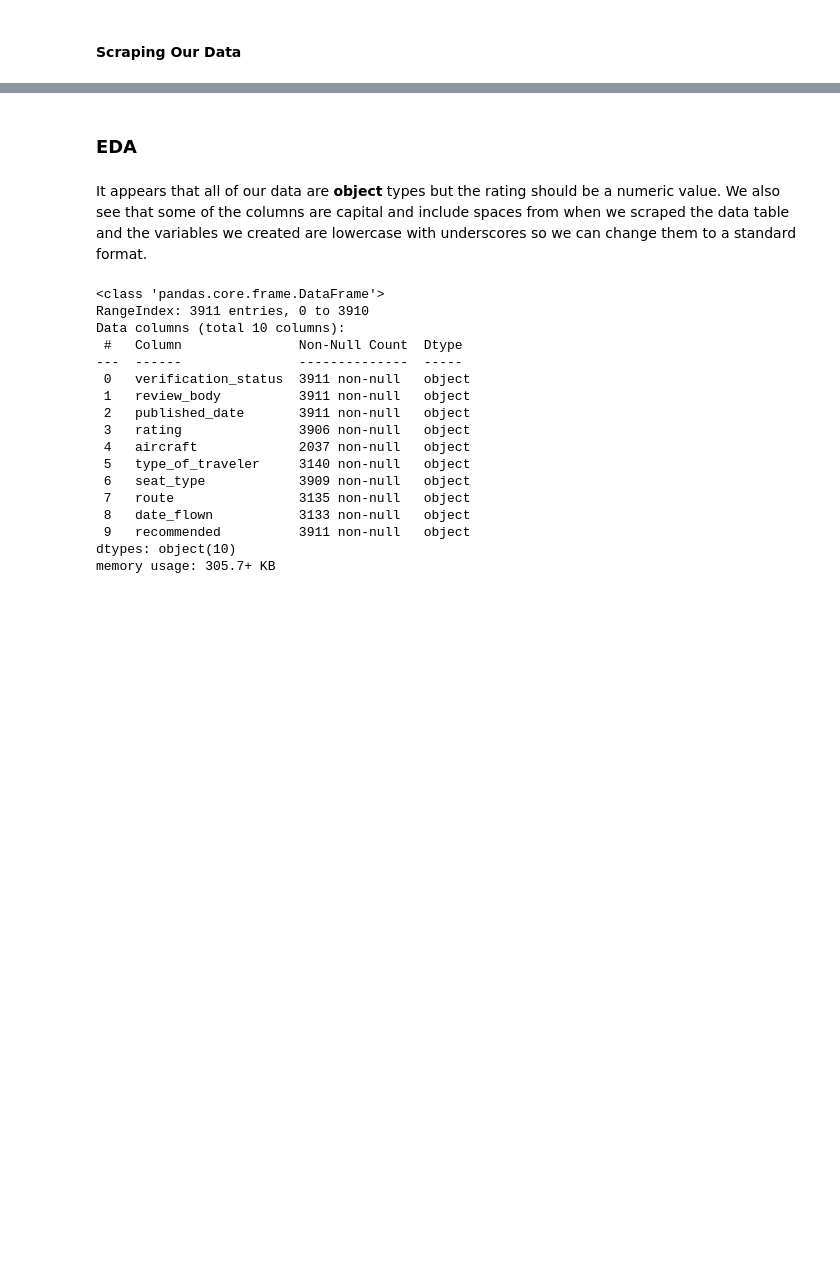
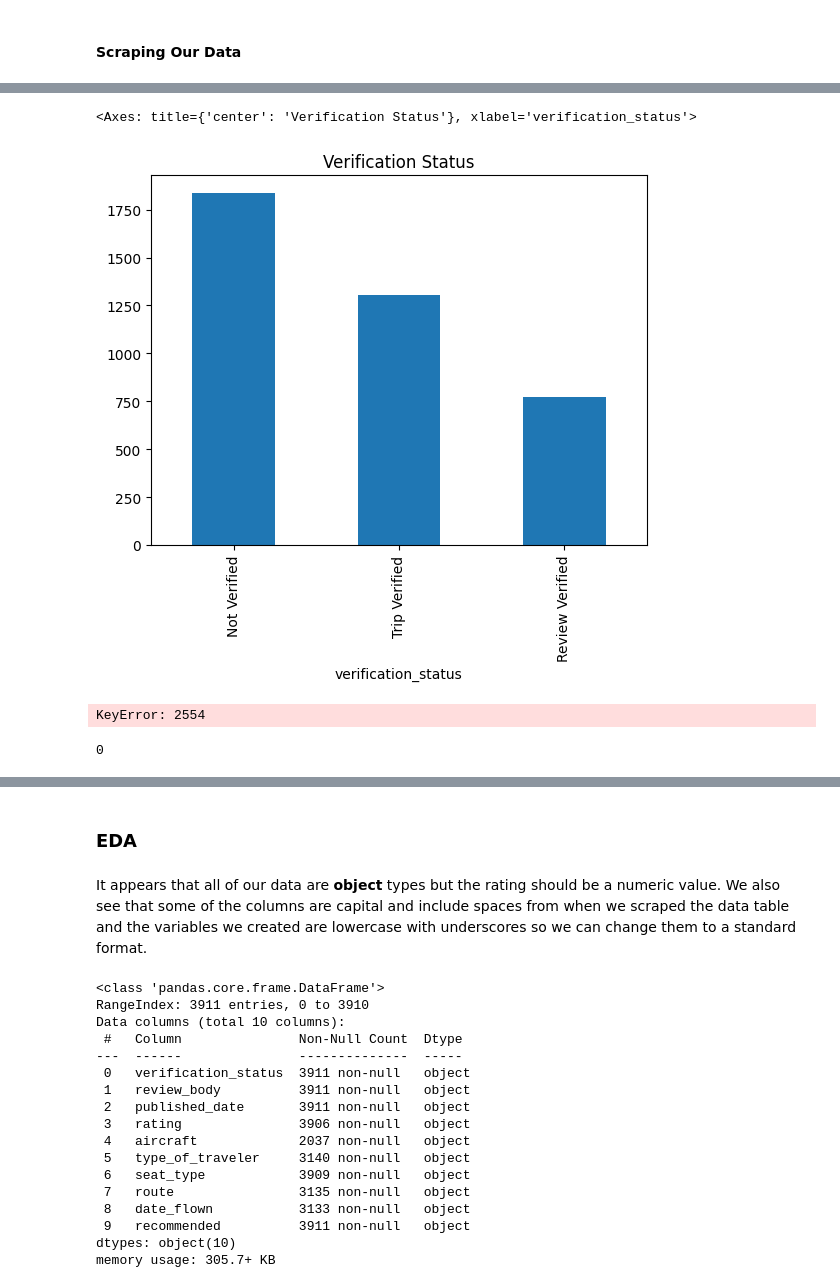
Before and after one commit to ryslipe/british_airlines, a Jupyter notebook: notebooks/01_load_and_validate_raw_data.ipynb, the cells around one changed output, grey strips where cells are left out. Saved outputs shown, nothing was run; the diff lists cells and outputs as text; code cells hidden in the pictures; blank space fills up the shorter version.

Commit message:
fixed web scraping function to account for Review Verified

```diff
--- a/notebooks/01_load_and_validate_raw_data.ipynb
+++ b/notebooks/01_load_and_validate_raw_data.ipynb
@@ -5,7 +5,7 @@ import requests
 from bs4 import BeautifulSoup
 import pandas as pd
 
-def scrape_past_reviews(base_url, start_page, end_page):
+def scraper(base_url, start_page, end_page):
     reviews = []
 
     for page_num in range(start_page, end_page + 1):
@@ -18,19 +18,31 @@ def scrape_past_reviews(base_url, start_page, end_page):
         for element in review_elements:
             review_data = {}
 
-            review_data['verification_status'] = "Verified" if "✅Trip Verified|" in element.get_text() else "Not Verified"
-            review_body = element.find('div', class_='text_content').get_text(strip=True).replace("✅Trip Verified|", "").replace("Not Verified|", "").strip()
+            # Define the verification status based on the presence of specific text
+            if "✅ Trip Verified" in element.get_text():
+                review_data['verification_status'] = "Trip Verified"
+            elif "✅ Verified Review" in element.get_text():
+                review_data['verification_status'] = "Review Verified"
+            else:
+                review_data['verification_status'] = "Not Verified"
+
+            # Clean review body text
+            review_body = element.find('div', class_='text_content').get_text(strip=True)
+            review_body = review_body.replace("✅Trip Verified|", "").replace("✅Verified Review|", "").replace("Not Verified|", "").strip()
             review_data['review_body'] = review_body
 
+            # Extract published date
             published_date = element.find('time', itemprop='datePublished')['datetime']
             review_data['published_date'] = published_date
 
+            # Extract rating
             rating_element = element.find('div', itemprop='reviewRating')
             if rating_element:
                 rating_value = rating_element.find('span', itemprop='ratingValue').get_text(strip=True)
                 best_rating = rating_element.find('span', itemprop='bestRating').get_text(strip=True)
                 review_data['rating'] = f"{rating_value}/{best_rating}"
 
+            # Extract additional data
             rows = element.find_all('tr')
             for row in rows:
                 header = row.find('td', class_='review-rating-header')
@@ -49,7 +61,7 @@ start_page = 1
 end_page = 40
 
 # Scrape the reviews
-reviews_df = scrape_past_reviews(base_url, start_page, end_page)
+reviews_df = scraper(base_url, start_page, end_page)
 
 print(reviews_df)
 # %% [output]
@@ -82,3 +85,16 @@ reviews_df.head()
+# %%
+reviews_df['verification_status'].value_counts().plot(kind='bar', title='Verification Status')
+# %% [output]
+<Axes: title={'center': 'Verification Status'}, xlabel='verification_status'>
+[figure, added]
+# %%
+reviews_df['review_body'][2554]
+# %% [output]
+KeyError: 2554
+# %%
+len(reviews_df[reviews_df['verification_status'] == 'Verified Review'])
+# %% [output]
+0
 # %%
 # save this data to the raw data folder
 reviews_df.to_parquet('../data/raw/past_reviews.parquet')
```
Also changed, not shown: parts of 21 cells of this notebook.
